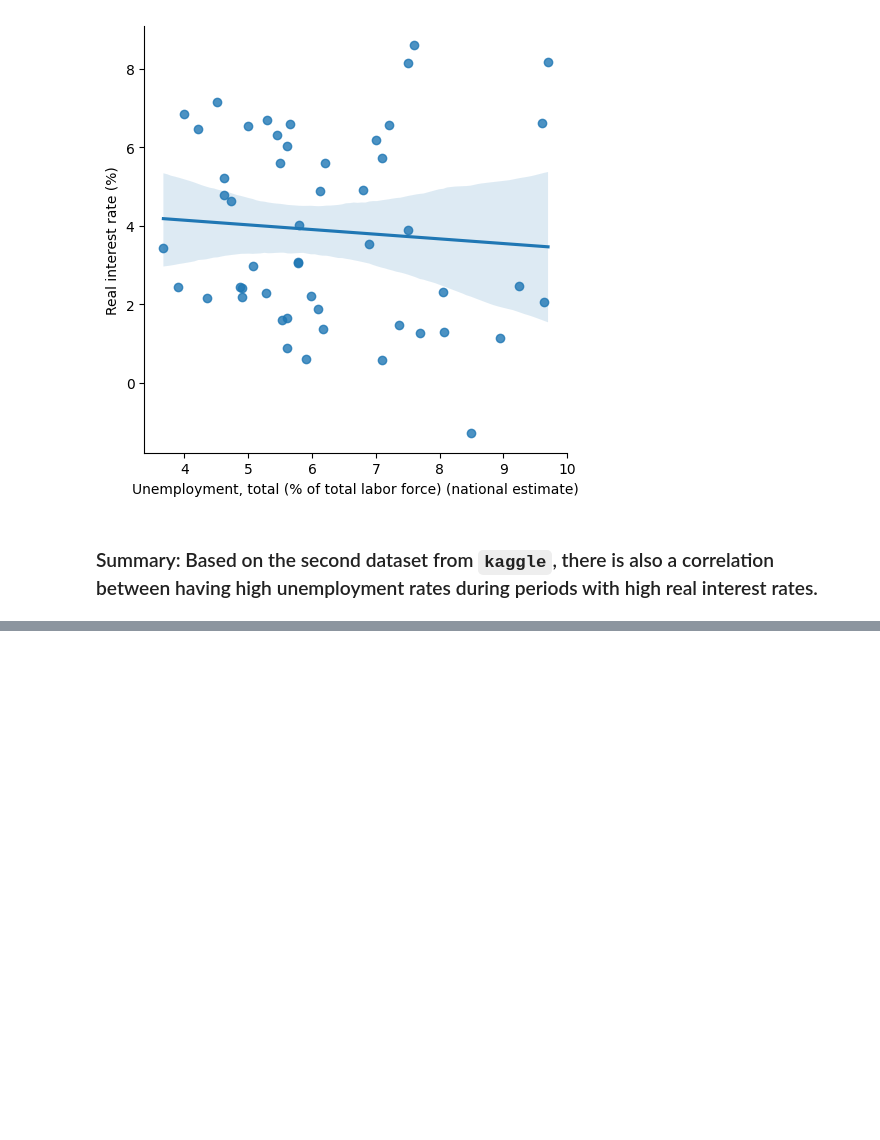
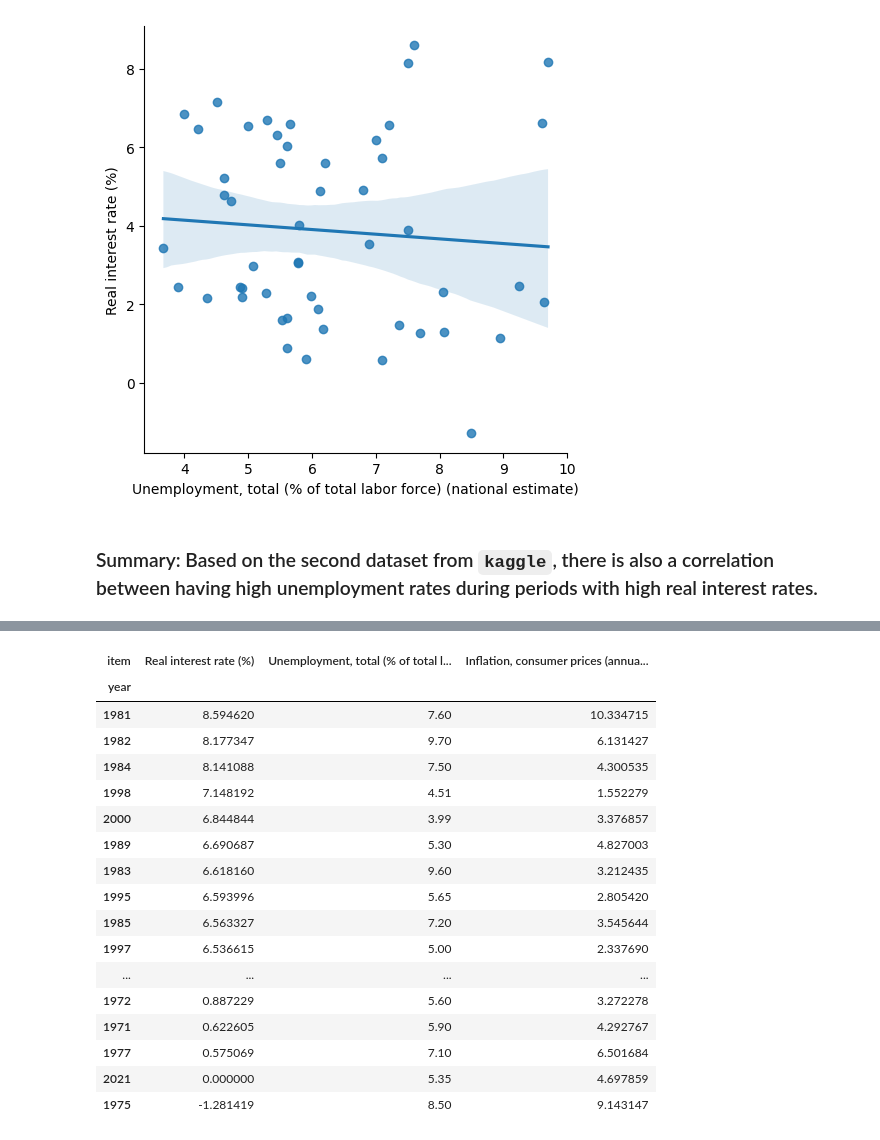
Before and after one commit to tylerchg/Personal-Project, a Jupyter notebook: Project 1/Codes for Project 1.ipynb, the cells around one changed output, grey strips where cells are left out. Saved outputs shown, nothing was run; the diff lists cells and outputs as text; code cells hidden in the pictures; blank space fills up the shorter version.

```diff
--- a/Project 1/Codes for Project 1.ipynb
+++ b/Project 1/Codes for Project 1.ipynb
@@ -482,0 +505,22 @@ SyntaxError: invalid syntax (1643346459.py, line 1)
+# %%
+data_grouped2 = f_data2.groupby('year')[['Real interest rate (%)', 'Unemployment, total (% of total labor force) (national estimate)', 'Inflation, consumer prices (annual %)']].sum().sort_values('Real interest rate (%)', ascending = False)
+data_grouped2
+# %% [output]
+| item | Real interest rate (%) | Unemployment, total (% of total l... | Inflation, consumer prices (annua... |
+| year |  |  |  |
+| 1981 | 8.594620 | 7.60 | 10.334715 |
+| 1982 | 8.177347 | 9.70 | 6.131427 |
+| 1984 | 8.141088 | 7.50 | 4.300535 |
+| 1998 | 7.148192 | 4.51 | 1.552279 |
+| 2000 | 6.844844 | 3.99 | 3.376857 |
+| 1989 | 6.690687 | 5.30 | 4.827003 |
+| 1983 | 6.618160 | 9.60 | 3.212435 |
+| 1995 | 6.593996 | 5.65 | 2.805420 |
+| 1985 | 6.563327 | 7.20 | 3.545644 |
+| 1997 | 6.536615 | 5.00 | 2.337690 |
+| ... | ... | ... | ... |
+| 1972 | 0.887229 | 5.60 | 3.272278 |
+| 1971 | 0.622605 | 5.90 | 4.292767 |
+| 1977 | 0.575069 | 7.10 | 6.501684 |
+| 2021 | 0.000000 | 5.35 | 4.697859 |
+| 1975 | -1.281419 | 8.50 | 9.143147 |
```
Also changed, not shown: parts of 19 cells of this notebook, 1 other file.
